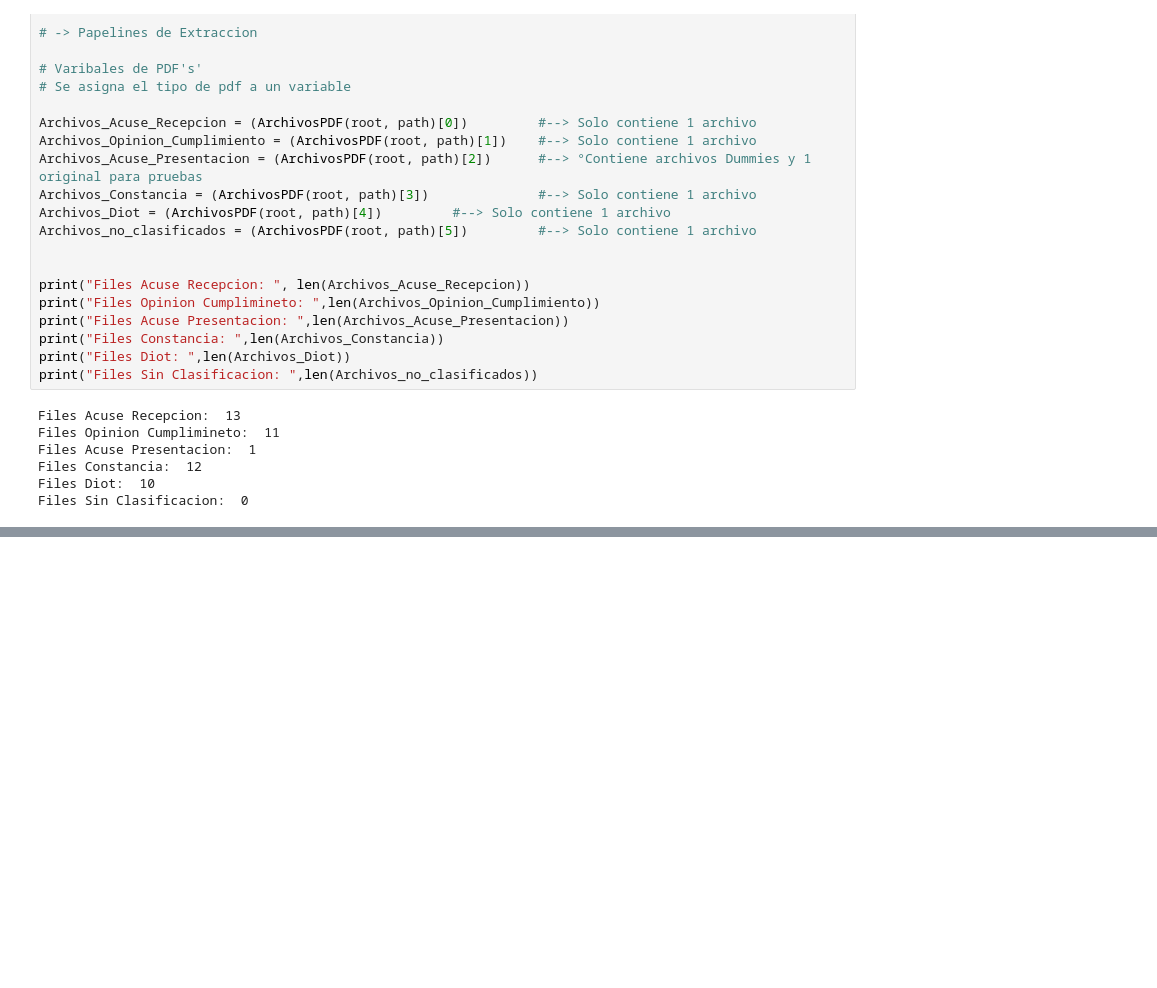
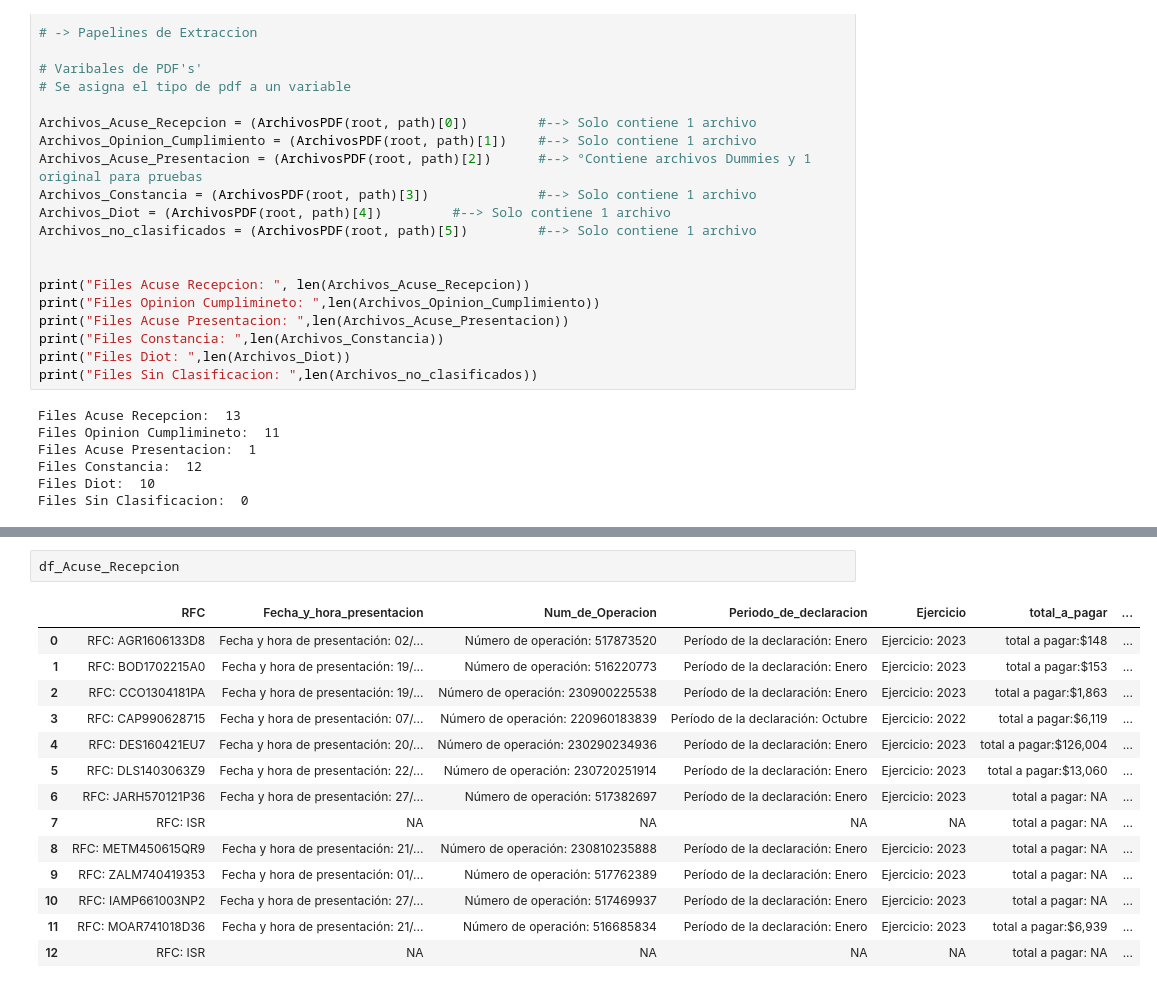
Before and after one commit to victor117-byte/Automatizacion-Cuadras, a Jupyter notebook: Script/nb01.ipynb, the cells around one changed output, grey strips where cells are left out. Drawn from its saved outputs; the diff is of its cells as text; blank space fills up the shorter version.

```diff
--- a/Script/nb01.ipynb
+++ b/Script/nb01.ipynb
@@ -439,0 +988,17 @@ PDF:  10
+# %%
+df_Acuse_Recepcion
+# %% [output]
+|  | RFC | Fecha_y_hora_presentacion | Num_de_Operacion | Periodo_de_declaracion | Ejercicio | total_a_pagar | ... |
+| 0 | RFC: AGR1606133D8 | Fecha y hora de presentación: 02/... | Número de operación: 517873520 | Período de la declaración: Enero | Ejercicio: 2023 | total a pagar:$148 | ... |
+| 1 | RFC: BOD1702215A0 | Fecha y hora de presentación: 19/... | Número de operación: 516220773 | Período de la declaración: Enero | Ejercicio: 2023 | total a pagar:$153 | ... |
+| 2 | RFC: CCO1304181PA | Fecha y hora de presentación: 19/... | Número de operación: 230900225538 | Período de la declaración: Enero | Ejercicio: 2023 | total a pagar:$1,863 | ... |
+| 3 | RFC: CAP990628715 | Fecha y hora de presentación: 07/... | Número de operación: 220960183839 | Período de la declaración: Octubre | Ejercicio: 2022 | total a pagar:$6,119 | ... |
+| 4 | RFC: DES160421EU7 | Fecha y hora de presentación: 20/... | Número de operación: 230290234936 | Período de la declaración: Enero | Ejercicio: 2023 | total a pagar:$126,004 | ... |
+| 5 | RFC: DLS1403063Z9 | Fecha y hora de presentación: 22/... | Número de operación: 230720251914 | Período de la declaración: Enero | Ejercicio: 2023 | total a pagar:$13,060 | ... |
+| 6 | RFC: JARH570121P36 | Fecha y hora de presentación: 27/... | Número de operación: 517382697 | Período de la declaración: Enero | Ejercicio: 2023 | total a pagar: NA | ... |
+| 7 | RFC: ISR | NA | NA | NA | NA | total a pagar: NA | ... |
+| 8 | RFC: METM450615QR9 | Fecha y hora de presentación: 21/... | Número de operación: 230810235888 | Período de la declaración: Enero | Ejercicio: 2023 | total a pagar: NA | ... |
+| 9 | RFC: ZALM740419353 | Fecha y hora de presentación: 01/... | Número de operación: 517762389 | Período de la declaración: Enero | Ejercicio: 2023 | total a pagar: NA | ... |
+| 10 | RFC: IAMP661003NP2 | Fecha y hora de presentación: 27/... | Número de operación: 517469937 | Período de la declaración: Enero | Ejercicio: 2023 | total a pagar: NA | ... |
+| 11 | RFC: MOAR741018D36 | Fecha y hora de presentación: 21/... | Número de operación: 516685834 | Período de la declaración: Enero | Ejercicio: 2023 | total a pagar:$6,939 | ... |
+| 12 | RFC: ISR | NA | NA | NA | NA | total a pagar: NA | ... |
```
Also changed, not shown: parts of 2 cells of this notebook, 3 other files.
